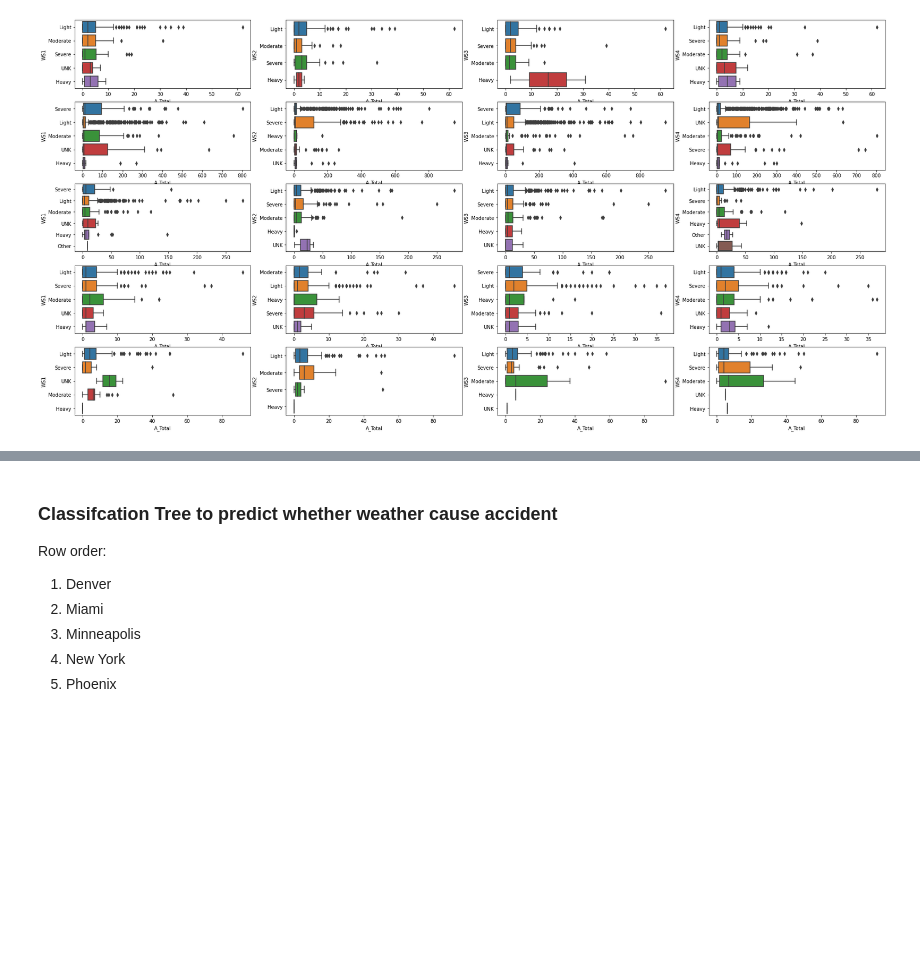
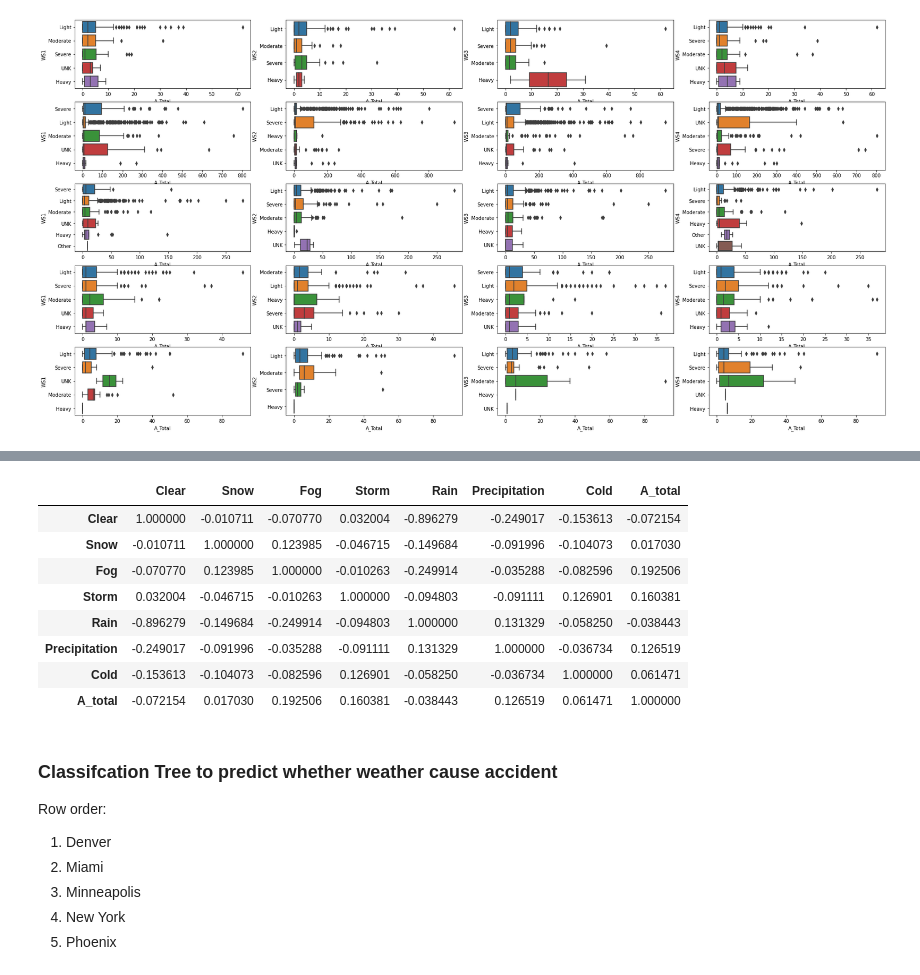
Before and after one commit to JarrelT/SC1015-Project-Ay2021, a Jupyter notebook: SC1015_Project.ipynb, the cells around one changed output, grey strips where cells are left out. Drawn from its saved outputs; the diff is of its cells as text; code cells hidden in the pictures; blank space fills up the shorter version.

```diff
--- a/SC1015_Project.ipynb
+++ b/SC1015_Project.ipynb
@@ -113,3 +158,15 @@ for i in range(city_count):
+# %%
+cities_week[1].corr() # unfortunately, there are still no relations between weather and accident count
+# %% [output]
+|  | Clear | Snow | Fog | Storm | Rain | Precipitation | Cold | A_total |
+| Clear | 1.000000 | -0.010711 | -0.070770 | 0.032004 | -0.896279 | -0.249017 | -0.153613 | -0.072154 |
+| Snow | -0.010711 | 1.000000 | 0.123985 | -0.046715 | -0.149684 | -0.091996 | -0.104073 | 0.017030 |
+| Fog | -0.070770 | 0.123985 | 1.000000 | -0.010263 | -0.249914 | -0.035288 | -0.082596 | 0.192506 |
+| Storm | 0.032004 | -0.046715 | -0.010263 | 1.000000 | -0.094803 | -0.091111 | 0.126901 | 0.160381 |
+| Rain | -0.896279 | -0.149684 | -0.249914 | -0.094803 | 1.000000 | 0.131329 | -0.058250 | -0.038443 |
+| Precipitation | -0.249017 | -0.091996 | -0.035288 | -0.091111 | 0.131329 | 1.000000 | -0.036734 | 0.126519 |
+| Cold | -0.153613 | -0.104073 | -0.082596 | 0.126901 | -0.058250 | -0.036734 | 1.000000 | 0.061471 |
+| A_total | -0.072154 | 0.017030 | 0.192506 | 0.160381 | -0.038443 | 0.126519 | 0.061471 | 1.000000 |
 # %% [markdown]
 <h3>Classifcation Tree to predict whether weather cause accident</h3>
 
```
Also changed, not shown: parts of 10 cells of this notebook.
